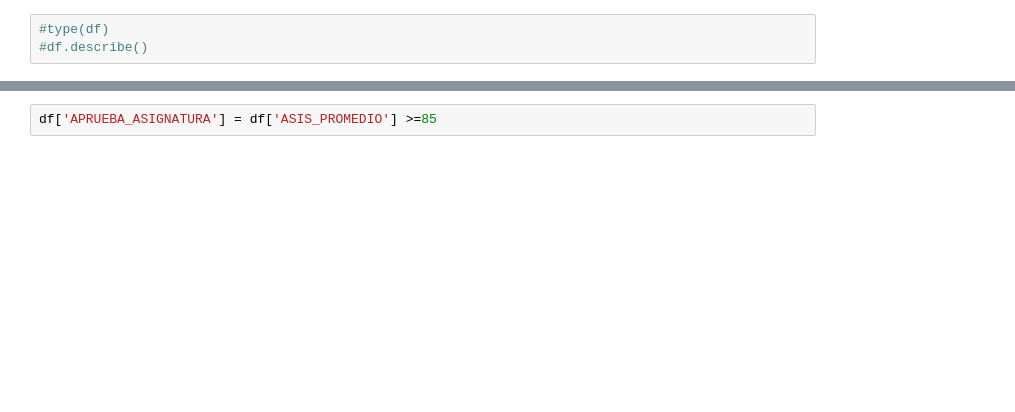
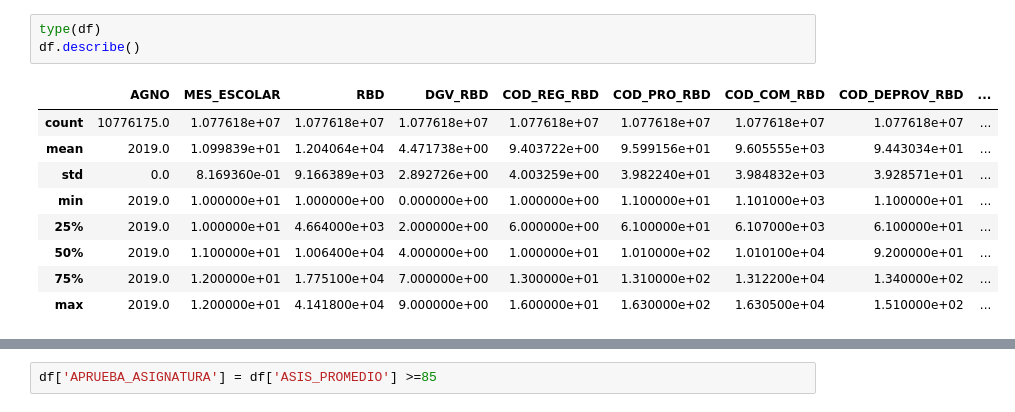
Before and after one commit to napb/abd_tarea1, a Jupyter notebook: 5/5.ipynb, the cells around one changed output, grey strips where cells are left out. Drawn from its saved outputs; the diff is of its cells as text; blank space fills up the shorter version.

```diff
--- a/5/5.ipynb
+++ b/5/5.ipynb
@@ -13,3 +26,13 @@ SELECT * FROM data_chile.v_asistencia LIMIT 1000
 # %%
-#type(df)
-#df.describe()
+type(df)
+df.describe()
+# %% [output]
+|  | AGNO | MES_ESCOLAR | RBD | DGV_RBD | COD_REG_RBD | COD_PRO_RBD | COD_COM_RBD | COD_DEPROV_RBD | ... |
+| count | 10776175.0 | 1.077618e+07 | 1.077618e+07 | 1.077618e+07 | 1.077618e+07 | 1.077618e+07 | 1.077618e+07 | 1.077618e+07 | ... |
+| mean | 2019.0 | 1.099839e+01 | 1.204064e+04 | 4.471738e+00 | 9.403722e+00 | 9.599156e+01 | 9.605555e+03 | 9.443034e+01 | ... |
+| std | 0.0 | 8.169360e-01 | 9.166389e+03 | 2.892726e+00 | 4.003259e+00 | 3.982240e+01 | 3.984832e+03 | 3.928571e+01 | ... |
+| min | 2019.0 | 1.000000e+01 | 1.000000e+00 | 0.000000e+00 | 1.000000e+00 | 1.100000e+01 | 1.101000e+03 | 1.100000e+01 | ... |
+| 25% | 2019.0 | 1.000000e+01 | 4.664000e+03 | 2.000000e+00 | 6.000000e+00 | 6.100000e+01 | 6.107000e+03 | 6.100000e+01 | ... |
+| 50% | 2019.0 | 1.100000e+01 | 1.006400e+04 | 4.000000e+00 | 1.000000e+01 | 1.010000e+02 | 1.010100e+04 | 9.200000e+01 | ... |
+| 75% | 2019.0 | 1.200000e+01 | 1.775100e+04 | 7.000000e+00 | 1.300000e+01 | 1.310000e+02 | 1.312200e+04 | 1.340000e+02 | ... |
+| max | 2019.0 | 1.200000e+01 | 4.141800e+04 | 9.000000e+00 | 1.600000e+01 | 1.630000e+02 | 1.630500e+04 | 1.510000e+02 | ... |
```
Also changed, not shown: parts of 17 cells of this notebook.
